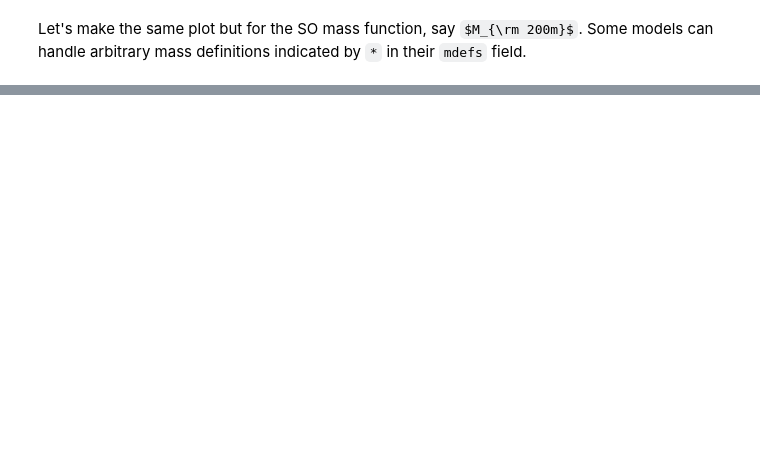
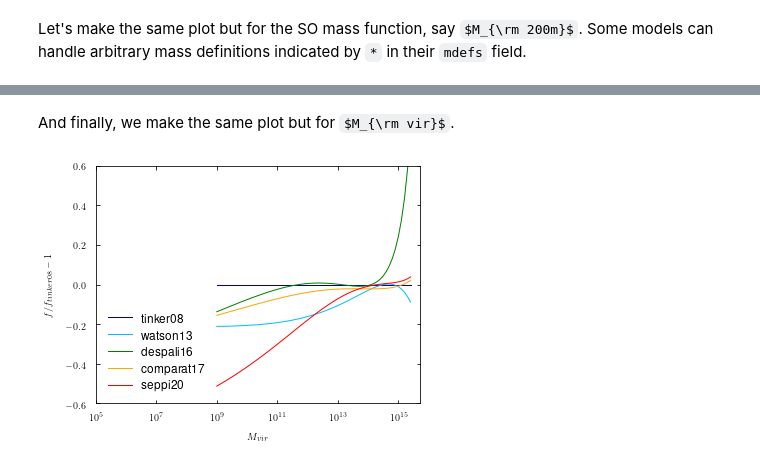
Before and after one commit to Shiriny24/colossus, a Jupyter notebook: tutorials/tutorial_lss_mass_function.ipynb, the cells around one changed output, grey strips where cells are left out. Cells and saved outputs as stored; diff of their text form; code cells hidden in the pictures; some formulas as TeX source; blank space fills up the shorter version.

Commit message:
Documentation of seppi20 model

```diff
--- a/tutorials/tutorial_lss_mass_function.ipynb
+++ b/tutorials/tutorial_lss_mass_function.ipynb
@@ -75,0 +76,19 @@ plt.legend(loc = 3);
+# %% [markdown]
+And finally, we make the same plot but for $M_{\rm vir}$.
+# %%
+plt.figure()
+plt.xscale('log')
+plt.xlabel('$M_{vir}$')
+plt.ylabel('$f/f_{tinker08} - 1$')
+plt.xlim(1E5, 5E15)
+plt.ylim(-0.6, 0.6)
+plt.axhline(1.0, ls = '--', color = 'gray')
+
+ref = mass_function.massFunction(M, z, model = 'tinker08', mdef = 'vir')
+for model in mass_function.models:
+    if 'vir' in mass_function.models[model].mdefs or '*' in mass_function.models[model].mdefs:
+        mfunc = mass_function.massFunction(M, z, mdef = 'vir', model = model)
+        plt.plot(M, mfunc / ref - 1.0, '-', label = model)
+plt.legend(loc = 3);
+# %% [output]
+[figure, added]
```
Also changed, not shown: parts of 7 cells of this notebook, 3 other files.
